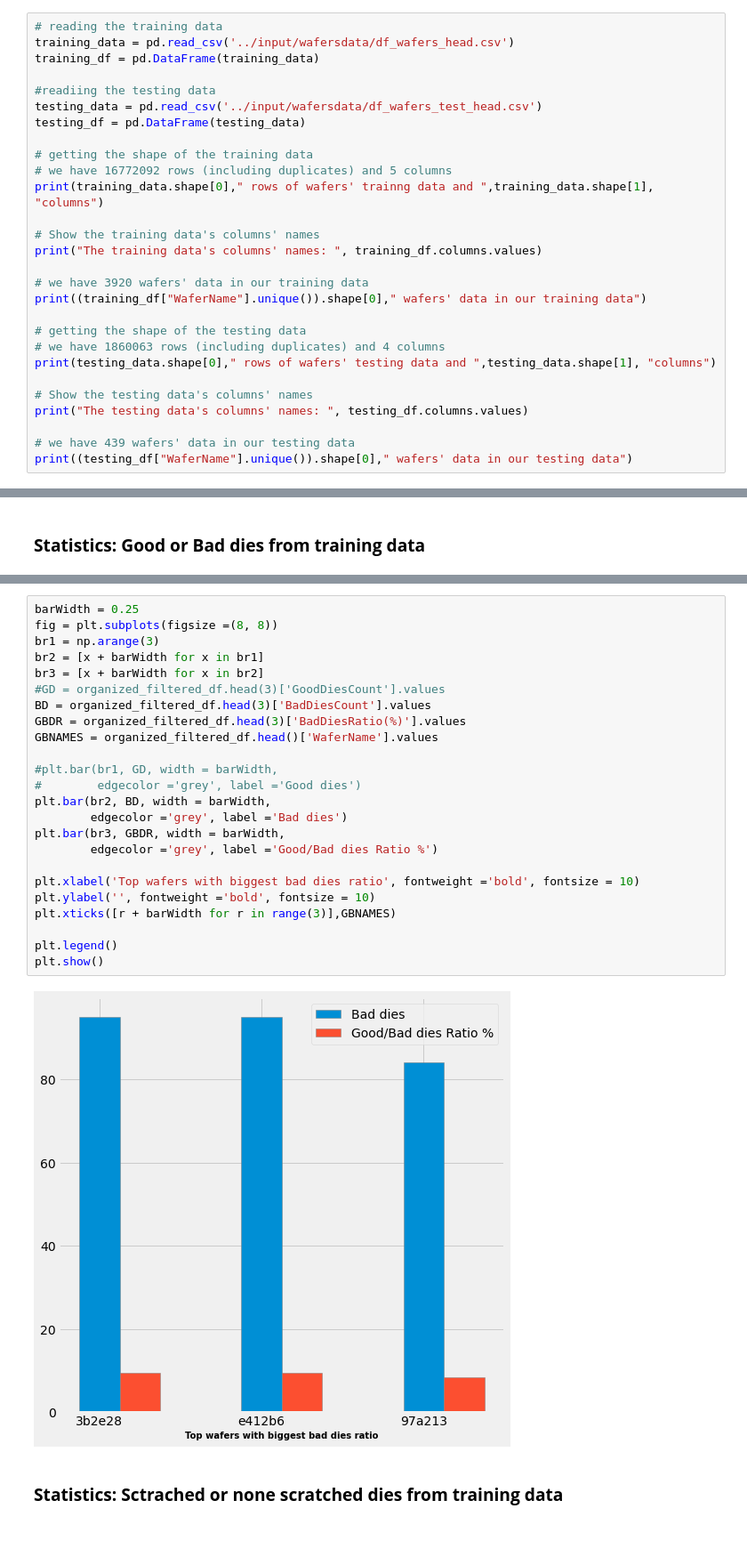
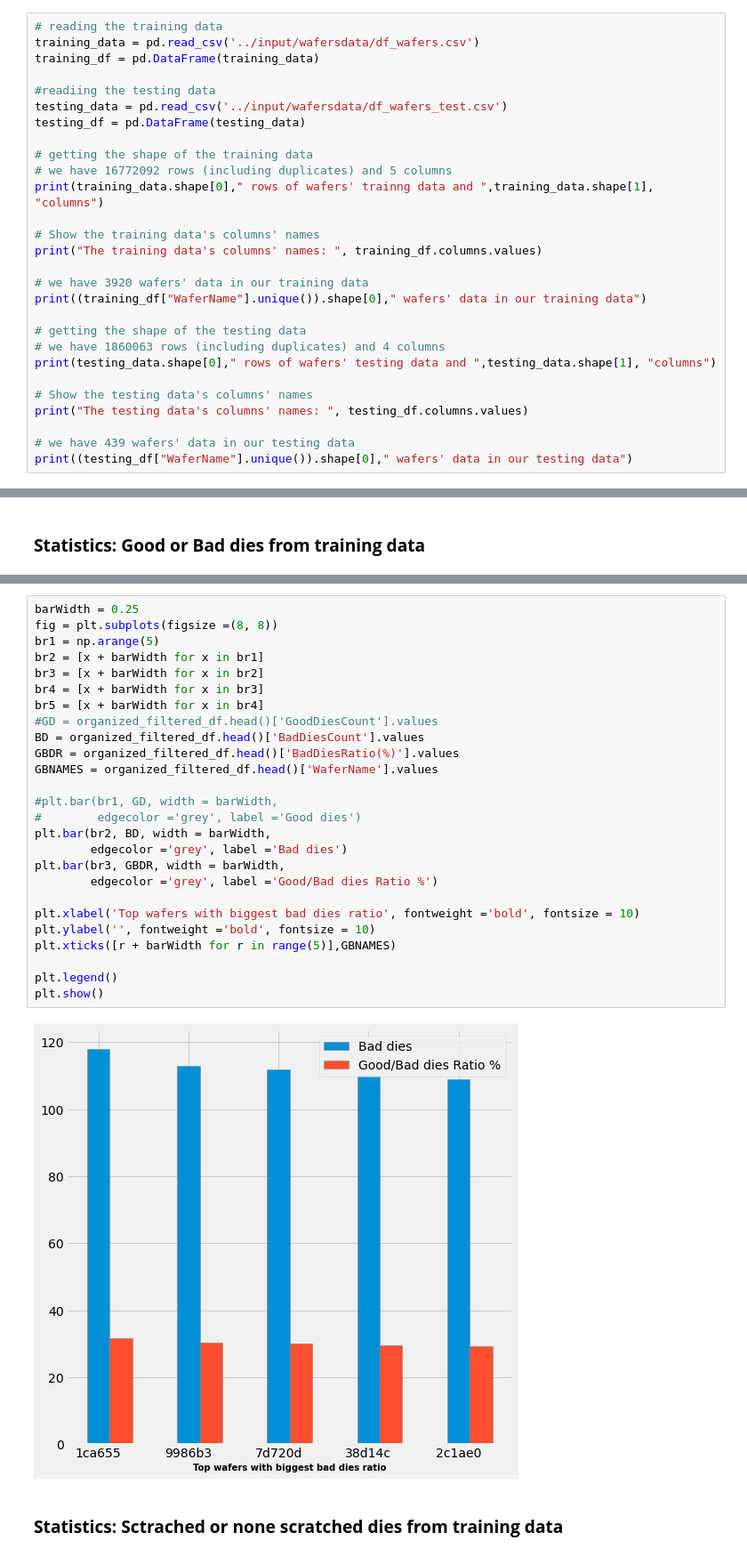
Before and after one commit to klklkl1990/Wafers-Scratch-Detection-ML, a Jupyter notebook: wafers-scratch-detection-ml-liad-solomon.ipynb, the cells around one changed output, grey strips where cells are left out. Shown: that part at 89% size. Saved outputs shown, nothing was run; the diff lists cells and outputs as text.

Commit message:
Kaggle Notebook | Wafers' Scratch Detection - ML - Liad Solomon | Version 23

```diff
--- a/wafers-scratch-detection-ml-liad-solomon.ipynb
+++ b/wafers-scratch-detection-ml-liad-solomon.ipynb
@@ -63,11 +63,11 @@ for dirname, _, filenames in os.walk('/kaggle/input'):
 ## **Reading the Training Data and understanding the attributes**
 # %%
 # reading the training data
-training_data = pd.read_csv('../input/wafersdata/df_wafers_head.csv')
+training_data = pd.read_csv('../input/wafersdata/df_wafers.csv')
 training_df = pd.DataFrame(training_data)
 
 #readiing the testing data
-testing_data = pd.read_csv('../input/wafersdata/df_wafers_test_head.csv')
+testing_data = pd.read_csv('../input/wafersdata/df_wafers_test.csv')
 testing_df = pd.DataFrame(testing_data)
 
 # getting the shape of the training data
@@ -219,29 +224,31 @@ print(organized_filtered_df.head(),'\n')
 # %%
 barWidth = 0.25
 fig = plt.subplots(figsize =(8, 8))
-br1 = np.arange(3)
+br1 = np.arange(5)
 br2 = [x + barWidth for x in br1]
 br3 = [x + barWidth for x in br2]
-#GD = organized_filtered_df.head(3)['GoodDiesCount'].values
-BD = organized_filtered_df.head(3)['BadDiesCount'].values
-GBDR = organized_filtered_df.head(3)['BadDiesRatio(%)'].values
+br4 = [x + barWidth for x in br3]
+br5 = [x + barWidth for x in br4]
+#GD = organized_filtered_df.head()['GoodDiesCount'].values
+BD = organized_filtered_df.head()['BadDiesCount'].values
+GBDR = organized_filtered_df.head()['BadDiesRatio(%)'].values
 GBNAMES = organized_filtered_df.head()['WaferName'].values
 
 #plt.bar(br1, GD, width = barWidth,
 #        edgecolor ='grey', label ='Good dies')
 plt.bar(br2, BD, width = barWidth,
         edgecolor ='grey', label ='Bad dies')
 plt.bar(br3, GBDR, width = barWidth,
         edgecolor ='grey', label ='Good/Bad dies Ratio %')
 
 plt.xlabel('Top wafers with biggest bad dies ratio', fontweight ='bold', fontsize = 10)
 plt.ylabel('', fontweight ='bold', fontsize = 10)
-plt.xticks([r + barWidth for r in range(3)],GBNAMES)
+plt.xticks([r + barWidth for r in range(5)],GBNAMES)
 
 plt.legend()
 plt.show()
 # %% [output]
-[figure, old version]
+[figure, new version]
 # %% [markdown]
 ### **Statistics: Sctrached or none scratched dies from training data**
 # %%
```
Also changed, not shown: parts of 4 cells of this notebook.
